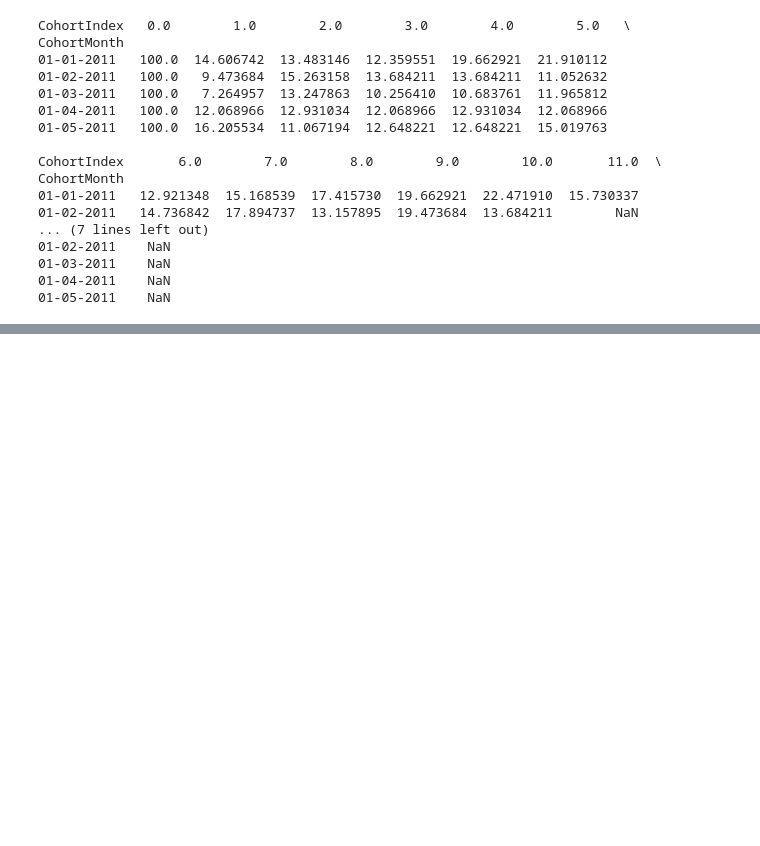
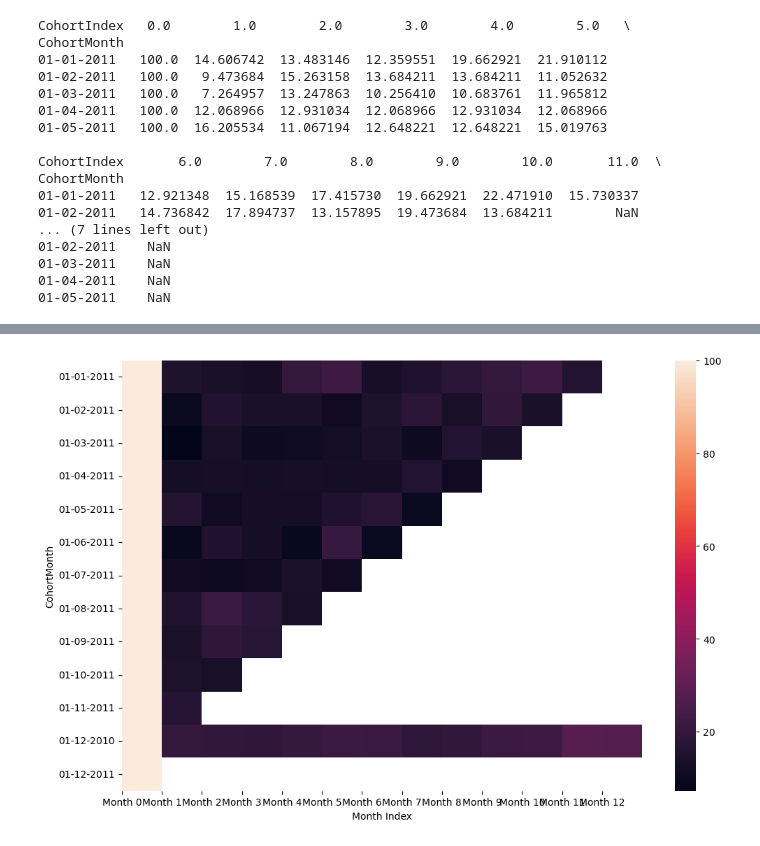
Before and after one commit to kalanidy/Infotact-intern-project-2-, a Jupyter notebook: yash/week 4/WEEK4WORK1.ipynb, the cells around one changed output, grey strips where cells are left out. Cells and saved outputs as stored; diff of their text form; code cells hidden in the pictures; blank space fills up the shorter version.

```diff
--- a/yash/week 4/WEEK4WORK1.ipynb
+++ b/yash/week 4/WEEK4WORK1.ipynb
@@ -69,0 +80,12 @@ CohortMonth
+# %%
+plt.figure(figsize=(12,8))
+sns.heatmap(retention_matrix)
+plt.xlabel("Month Index")
+plt.ylabel("CohortMonth")
+plt.xticks(
+    range(len(retention_matrix.columns)),
+    [f"Month {int(i)}" for i in retention_matrix.columns]
+)
+plt.show()
+# %% [output]
+[figure, added]
```
Also changed, not shown: parts of 5 cells of this notebook.
